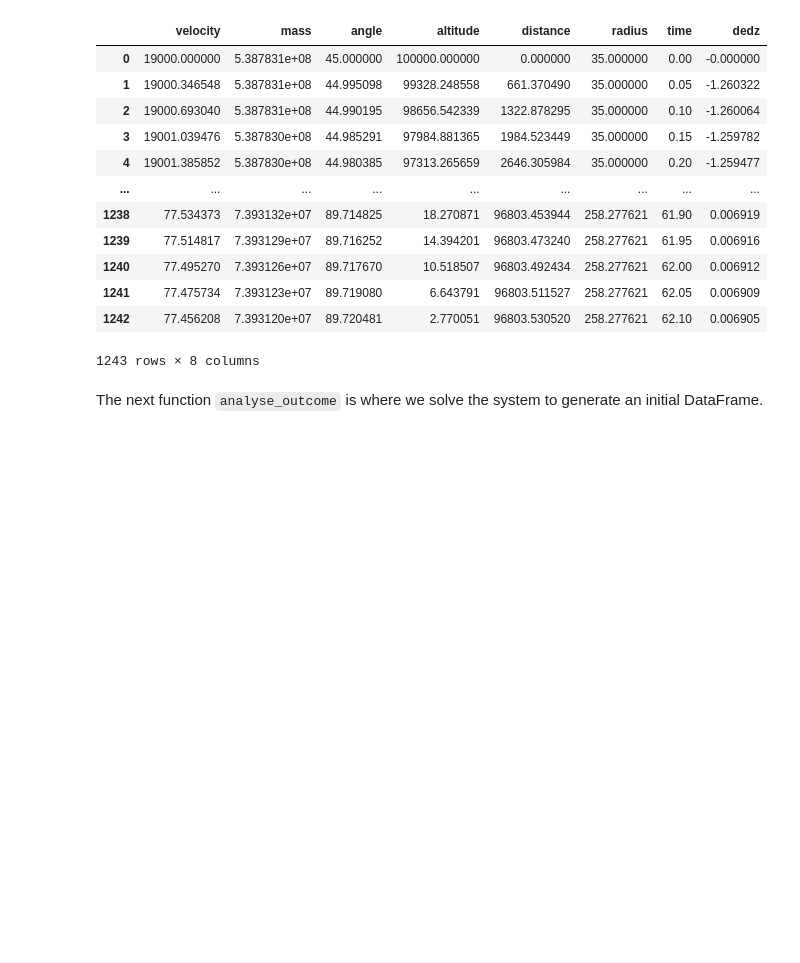
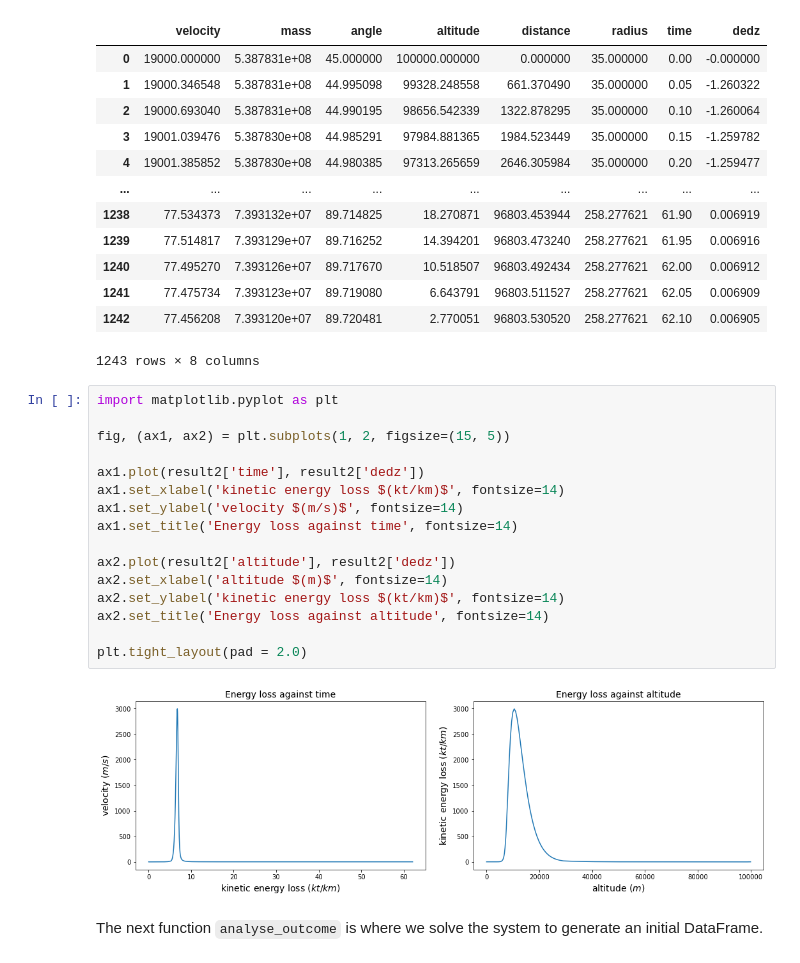
Before and after one commit to chunyang-w/armageddon, a Jupyter notebook: examples/solver_notebook.ipynb, the cells around one changed output. Cells and saved outputs as stored; diff of their text form; blank space fills up the shorter version.

```diff
--- a/examples/solver_notebook.ipynb
+++ b/examples/solver_notebook.ipynb
@@ -169,6 +201,24 @@ result2
 | 1241 | 77.475734 | 7.393123e+07 | 89.719080 | 6.643791 | 96803.511527 | 258.277621 | 62.05 | 0.006909 |
 | 1242 | 77.456208 | 7.393120e+07 | 89.720481 | 2.770051 | 96803.530520 | 258.277621 | 62.10 | 0.006905 |
 1243 rows × 8 columns
+# %%
+import matplotlib.pyplot as plt
+
+fig, (ax1, ax2) = plt.subplots(1, 2, figsize=(15, 5))
+
+ax1.plot(result2['time'], result2['dedz'])
+ax1.set_xlabel('kinetic energy loss $(kt/km)$', fontsize=14)
+ax1.set_ylabel('velocity $(m/s)$', fontsize=14)
+ax1.set_title('Energy loss against time', fontsize=14)
+
+ax2.plot(result2['altitude'], result2['dedz'])
+ax2.set_xlabel('altitude $(m)$', fontsize=14)
+ax2.set_ylabel('kinetic energy loss $(kt/km)$', fontsize=14)
+ax2.set_title('Energy loss against altitude', fontsize=14)
+
+plt.tight_layout(pad = 2.0)
+# %% [output]
+[figure, added]
 # %% [markdown]
 The next function `analyse_outcome` is where we solve the system to generate an initial DataFrame.
 # %%
```
Also changed, not shown: parts of 5 cells of this notebook.
